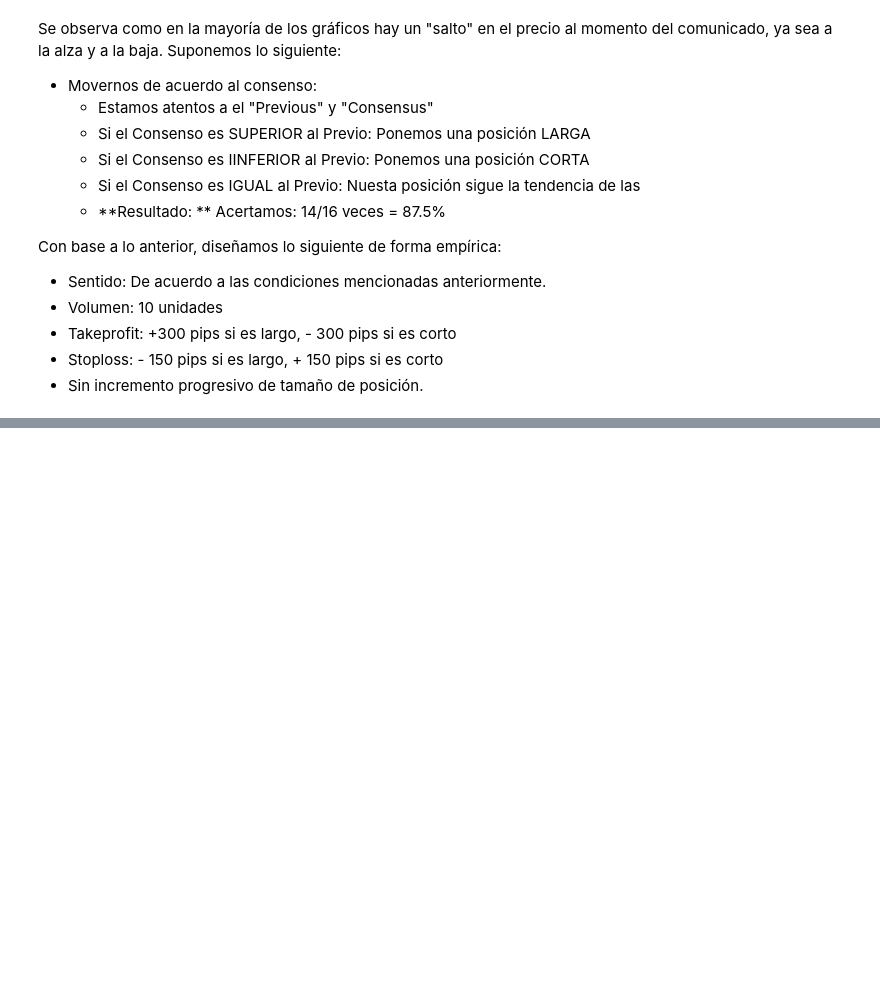
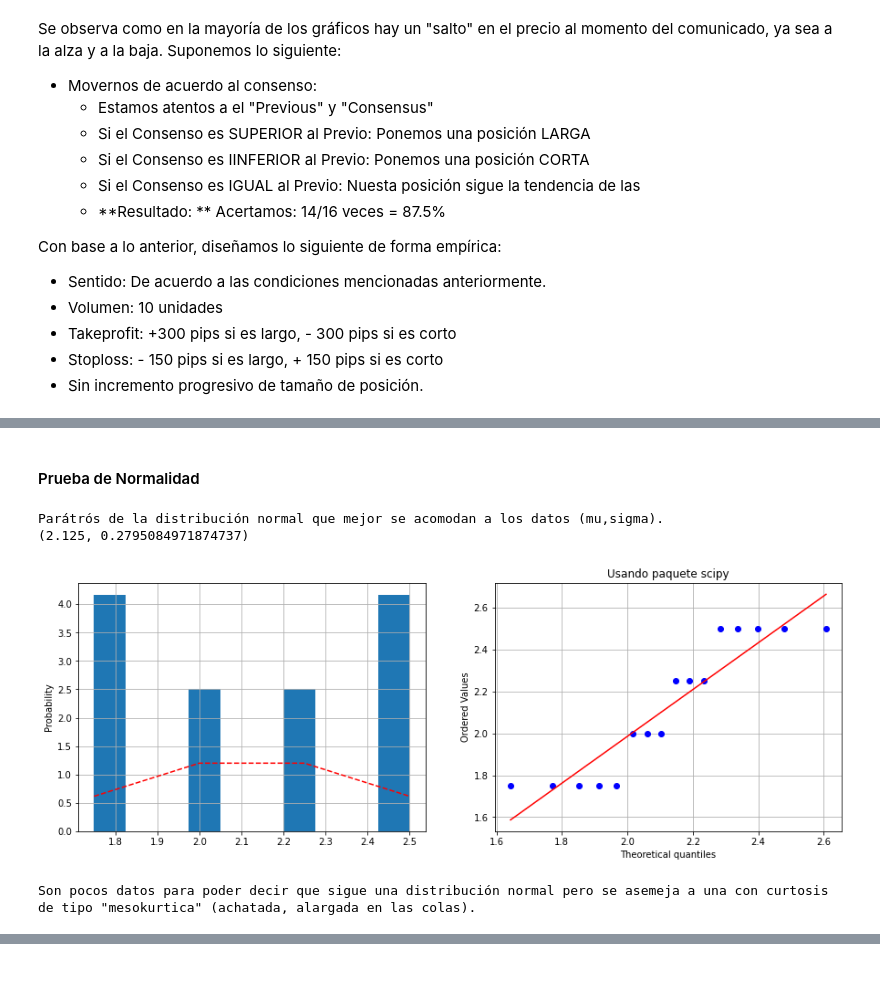
Before and after one commit to jsalomon97/myst_proyecto_eq5, a Jupyter notebook: notebook.ipynb, the cells around one changed output, grey strips where cells are left out. Cells and saved outputs as stored; diff of their text form; code cells hidden in the pictures; blank space fills up the shorter version.

```diff
--- a/notebook.ipynb
+++ b/notebook.ipynb
@@ -207,0 +347,32 @@ Con base a lo anterior, diseñamos lo siguiente de forma empírica:
+# %% [markdown]
+#### Prueba de Normalidad
+# %%
+# DATA
+measurements_1 = np.array(df.iloc[:,1])
+# Parametros de las distribuciones
+dist_1 = 'norm'
+# GRAFICOS
+plt.figure(figsize=(15,5))
+# PRIMERA DISTRIBUCIÓN
+plt.subplot(1,2,1)
+plt.hist(measurements_1,density=True)  # Histograma
+params = getattr(st, dist_1).fit(measurements_1)  # Parametros de la distribución que mejor se acomodan
+x = np.arange(measurements_1.min(), measurements_1.max()+0.25, 0.25)  # Espacio en X
+y = getattr(st, dist_1).pdf(x, *params)  # Graficar PDF de la distribución que queremos probar
+plt.plot(x,y,'r--')  # si siguiera la distribucion normal , los datos se ajustarian a la línea roja.
+plt.ylabel('Probability')
+plt.grid()
+# gráfica de Q-Q entre mis datos y la curva que quiero probar que sigue mi distribución (dist): Usando scipy
+plt.subplot(1,2,2)
+grap2 = st.probplot(measurements_1, dist=dist_1, sparams=getattr(st, dist_1).fit(x)[:], plot=plt.subplot(1,2,2), fit=True)
+plt.grid()
+plt.title('Usando paquete scipy')
+print('Parátrós de la distribución normal que mejor se acomodan a los datos (mu,sigma).')
+print(getattr(st, dist_1).fit(x)[:])
+plt.show()
+print('Son pocos datos para poder decir que sigue una distribución normal pero se asemeja a una con curtosis de tipo "mesokurtica" (achatada, alargada en las colas).')
+# %% [output]
+Parátrós de la distribución normal que mejor se acomodan a los datos (mu,sigma).
+(2.125, 0.2795084971874737)
+[figure, added]
+Son pocos datos para poder decir que sigue una distribución normal pero se asemeja a una con curtosis de tipo "mesokurtica" (achatada, alargada en las colas).
```
Also changed, not shown: parts of 42 cells of this notebook, 5 other files.
